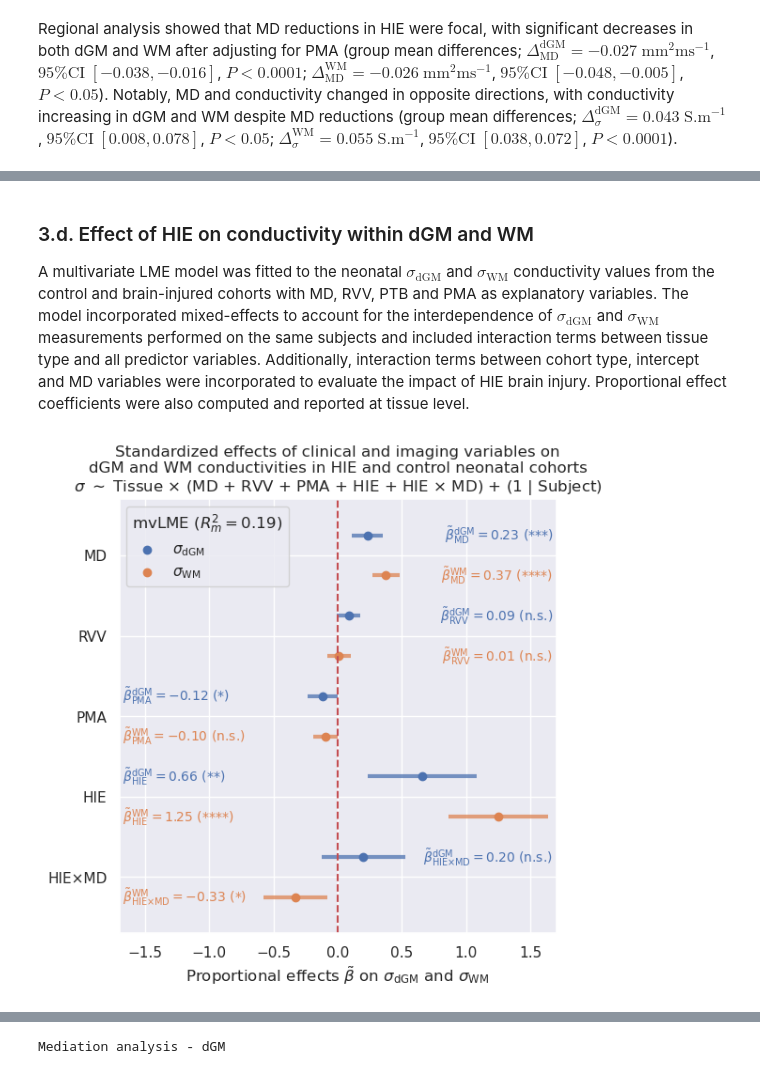
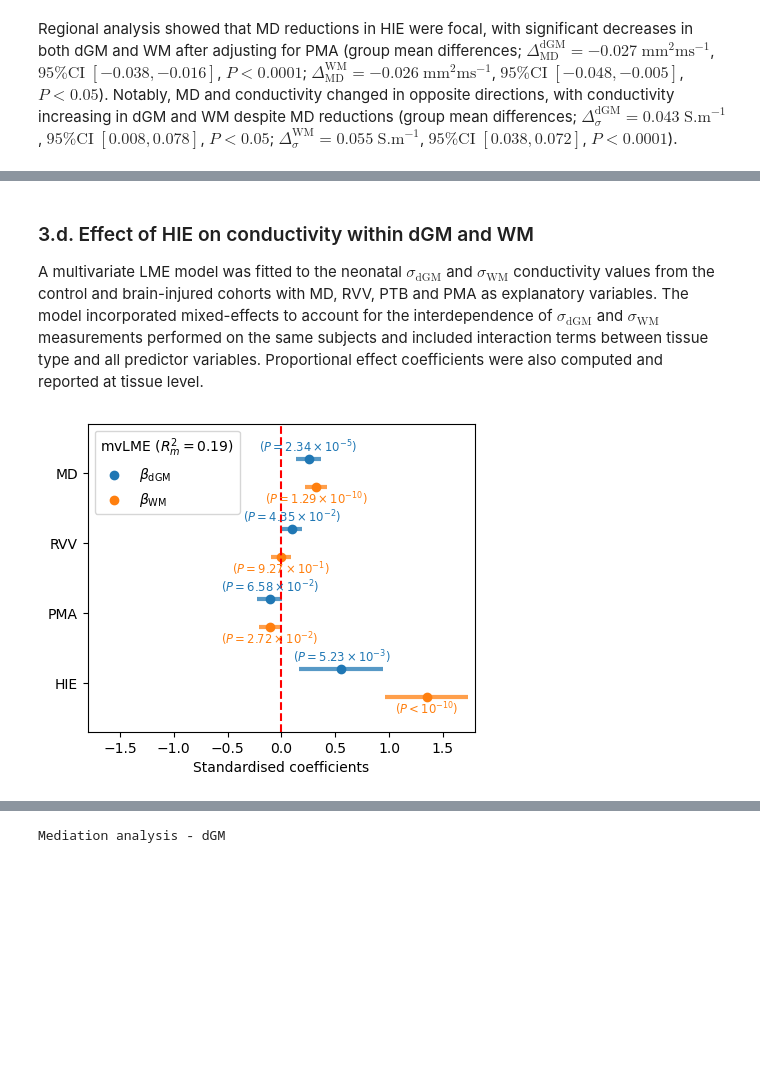
Before and after one commit to aboutill/nano-eptk, a Jupyter notebook: notebooks/experiments/stats_analysis_experiment5.ipynb, the cells around one changed output, grey strips where cells are left out. Saved outputs shown, nothing was run; the diff lists cells and outputs as text; code cells hidden in the pictures; blank space fills up the shorter version.

```diff
--- a/notebooks/experiments/stats_analysis_experiment5.ipynb
+++ b/notebooks/experiments/stats_analysis_experiment5.ipynb
@@ -202,7 +196,7 @@ type_labels = ["Control", "HIE"]
 
 #
 comparisons = [('Control', 'HIE')]
-labels = [r"$\sigma$ [S.m⁻¹]", "MD [mm².ms⁻¹]", "RVV [%]", "GA [weeks]", "PMA [weeks]", "PNA [weeks]"]
+labels = [r"$\sigma$ [S.m⁻¹]", r"MD [$10^{-3}$ mm².s⁻¹]", "RVV [%]", "GA [weeks]", "PMA [weeks]", "PNA [weeks]"]
 symbols = [r"$\sigma$", "MD", "RVV", "GA", "PMA", "PNA"]
 bases = [r"\sigma", "\mathregular{MD}", "\mathregular{RVV}", "\mathregular{GA}", "\mathregular{PMA}", "\mathregular{PNA}"]
 
@@ -212,7 +206,6 @@ ylims = [calculate_plot_lim(df[metric], coeff_min=0.25, coeff_max=0.3) for metri
 #
 n, m = 2, 3
 fig, axes = plt.subplots(n, m, figsize=(15,10))
-fig.suptitle(r"Difference in clinical and imaging variable in HIE and control neonatal cohorts")
 
 #
 for i, metric in enumerate(metrics):
@@ -222,7 +215,6 @@ for i, metric in enumerate(metrics):
     sns.boxplot(data=df, ax=axes[l,k], hue=type_col, hue_order=type_labels, y=metric, gap=.1)
     axes[l,k].set_xlabel(None)
     axes[l,k].set_ylabel(labels[i])
-    axes[l,k].set_title(f"{symbols[i]} in HIE and control neonates")
     axes[l,k].set_ylim(ylims[i])
     axes[l,k].legend(loc="lower left")
 
@@ -235,7 +227,7 @@ for i, metric in enumerate(metrics):
         y1 = df[df[type_col] == g1][metric]
         y2 = df[df[type_col] == g2][metric]
         stat, p = ttest_ind(y1, y2, equal_var=False)
-        stars = convert_pvalue_to_asterisks(p)
+        sci_no = convert_pvalue_to_sci_notation(p)
 
         #
         eff = np.abs(pg.compute_effsize(y1, y2, paired=False, eftype='cohen'))
@@ -247,7 +239,7 @@ for i, metric in enumerate(metrics):
         y_max = df[metric].max() + (j+1) * 0.05 * y_range
         offset = 0.05 * y_range
         axes[l,k].plot([x1, x1, x2, x2], [y_max, y_max + offset, y_max + offset, y_max], color='black', lw=1)
-        axes[l,k].text(j, y_max + offset + 0.05*y_range, f"|d| = {eff:.2f}, {stars}", ha='center')
+        axes[l,k].text(j, y_max + offset + 0.05*y_range, f"|d| = {eff:.2f}, {sci_no}", ha='center')
 
 # Annotation of means ± std
 for i, metric in enumerate(metrics):
@@ -389,7 +379,7 @@ HIE status was associated with a significant increase in whole-brain conductivit
 Similare univariate ANCOVA analysis were performed at tissue level.
 # %%
 # Set file path
-plot_path = os.path.join(plot_dir, "experiment5D.png")
+plot_path = os.path.join(plot_dir, "experiment5D1.png")
 summary_path = os.path.join(summary_dir, "experiment5D.txt")
 
 # Load dataframe
@@ -408,7 +398,7 @@ type_labels = ['Control', 'HIE']
 tissue_labels = ["dGM", "WM"]
 
 #
-labels = [r"$\sigma$ [S.m⁻¹]", "MD [mm².ms⁻¹]"]
+labels = [r"$\sigma$ [S.m⁻¹]", r"MD [$10^{-3}$ mm².s⁻¹]"]
 symbols = [r"$\sigma$", "MD"]
 symbols_latex = ["\sigma", "\mathregular{MD}"]
 
@@ -420,8 +410,7 @@ xlim = [37, 45]
 ylim = [0.75, 1.5]
 
 #
-fig, axes = plt.subplots(2, 2, figsize=(11,11), sharey="row", sharex="col")
-fig.suptitle(r"Effect of HIE on $\sigma$ and MD within dGM and WM tissues controlling for PMA")
+fig, axes = plt.subplots(2, 2, figsize=(10,8), sharey="row", sharex="col")
 
 #
 for i, metric in enumerate(metrics):
@@ -438,7 +427,6 @@ for i, metric in enumerate(metrics):
         sns.scatterplot(data=df, ax=axes[i,j], x=pma_col, y=f"{tissue}_{metric}", hue=type_col, hue_order=type_labels, alpha=0.75, legend=False)
         axes[i,j].set_xlabel("PMA [weeks]")
         axes[i,j].set_ylabel(labels[i])
-        axes[i,j].set_title(f"${symbols_latex[i]}_{{\mathregular{{{tissue}}}}}$ in HIE and control neonates")
         axes[i,j].set_xlim(xlim)
         axes[i,j].set_ylim(ylim)
 
@@ -464,8 +452,8 @@ for i, metric in enumerate(metrics):
         r2 = lm.rsquared
         delta = lm_inter.params[f"C({type_col})[T.{type_labels[1]}]"]
         pval = lm_inter.pvalues[f"C({type_col})[T.{type_labels[1]}]"]
-        stars = convert_pvalue_to_asterisks(pval)
-        leg = axes[i,j].legend(loc="lower left", title=rf"LM ($R^2 = {r2:.2f}$), $\Delta_{symbols_latex[i]}^{{\mathregular{{{tissue}}}}} = {delta:.3f}$ ({stars})")
+        sci_no = convert_pvalue_to_sci_notation(pval)
+        leg = axes[i,j].legend(loc="lower left", title=rf"LM ($R^2 = {r2:.2f}$), $\Delta_{symbols_latex[i]}^{{\mathregular{{{tissue}}}}} = {delta:.3f}$ ({sci_no})")
         leg._legend_box.align = "left"
 
         # Write summary
@@ -492,6 +555,6 @@ Regional analysis showed that MD reductions in HIE were focal, with significant
 # %% [markdown]
 ### 3.d. Effect of HIE on conductivity within dGM and WM
-A multivariate LME model was fitted to the neonatal $\sigma_{\textrm{dGM}}$ and $\sigma_{\textrm{WM}}$ conductivity values from the control and brain-injured cohorts with MD, RVV, PTB and PMA as explanatory variables. The model incorporated mixed-effects to account for the interdependence of $\sigma_{\textrm{dGM}}$ and $\sigma_{\textrm{WM}}$ measurements performed on the same subjects and included interaction terms between tissue type and all predictor variables. Additionally, interaction terms between cohort type, intercept and MD variables were incorporated to evaluate the impact of HIE brain injury. Proportional effect coefficients were also computed and reported at tissue level.
+A multivariate LME model was fitted to the neonatal $\sigma_{\textrm{dGM}}$ and $\sigma_{\textrm{WM}}$ conductivity values from the control and brain-injured cohorts with MD, RVV, PTB and PMA as explanatory variables. The model incorporated mixed-effects to account for the interdependence of $\sigma_{\textrm{dGM}}$ and $\sigma_{\textrm{WM}}$ measurements performed on the same subjects and included interaction terms between tissue type and all predictor variables. Proportional effect coefficients were also computed and reported at tissue level.
 # %%
 def center_df():
     # Center data
@@ -560,10 +623,7 @@ vert_df = build_vert_df()
 # Fit mixed effects model
 x_str = []
 for x_col in x_cols:
-    if x_col not in var_tissue_cols:
-        x_str += [f"{x_col} + C({tissue_col})*{x_col} - {x_col}"]
-    else:
-        x_str += [f"{x_col} + C({tissue_col})*{x_col} +  C({tissue_col})*C({type_col})*{x_col} - C({type_col})*{x_col} - {x_col}"]
+    x_str += [f"{x_col} + C({tissue_col})*{x_col} - {x_col}"]
 formula = f"{y_col} ~ {' + '.join(x_str)} + C({tissue_col}) + C({type_col}) + C({tissue_col})*C({type_col}) - 1 - C({type_col})"
 lme = smf.mixedlm(formula=formula, data=vert_df, groups=vert_df[groups_col]).fit(reml=False)
 
@@ -583,22 +643,20 @@ lme_prop = smf.mixedlm(formula=formula, data=vert_df, groups=vert_df[groups_col]
 marginal_r2_prop, conditional_r2_prop = lme_coefficient_determination(lme_prop, vert_df)
 
 # Labels
-yticks = ["HIE×MD", "HIE", "PMA", "RVV", "MD"]
+yticks = ["HIE", "PMA", "RVV", "MD"]
 n = len(tissue_labels)
 m = len(yticks)
-xlim = [-1.7, 1.7]
-ylim = [-0.7, 4.7]
+xlim = [-1.8, 1.8]
+ylim = [-0.7, 3.7]
 palette = sns.color_palette()
 
 # Initialize plot
-fig, ax = plt.subplots(figsize=(6,6))
-ax.set_title("Standardized effects of clinical and imaging variables on\n"
-             "dGM and WM conductivities in HIE and control neonatal cohorts\n"
-             r"$\sigma$ $\sim$ Tissue $\times$ (MD + RVV + PMA + HIE + HIE $\times$ MD) + (1 | Subject)")
+fig, ax = plt.subplots(figsize=(5,4))
+# ax.set_title(r"$\sigma$ $\sim$ Tissue $\times$ (MD + RVV + PMA + HIE) + (1 | Subject)")
 
 # Iter over tissue
 for i, tissue in enumerate(tissue_labels):
-    y_off = (1-2*i)*0.25
+    y_off = (1-2*i)*0.2
     params = []
     pvals = []
     cis = []
@@ -607,18 +665,12 @@ for i, tissue in enumerate(tissue_labels):
             params += [lme_prop.params[f"C({tissue_col})[{tissue}]:C({type_col})[T.{ytick}]"]]
             pvals += [lme_prop.pvalues[f"C({tissue_col})[{tissue}]:C({type_col})[T.{ytick}]"]]
             cis += [lme_prop.conf_int().loc[f"C({tissue_col})[{tissue}]:C({type_col})[T.{ytick}]"]]
-        elif ytick == "HIE×MD":
-            t1 = ytick.split("×")[0]
-            t2 = ytick.split("×")[1]
-            params += [lme_prop.params[f"C({tissue_col})[{tissue}]:C({type_col})[T.{t1}]:{t2}"]]
-            pvals += [lme_prop.pvalues[f"C({tissue_col})[{tissue}]:C({type_col})[T.{t1}]:{t2}"]]
-            cis += [lme_prop.conf_int().loc[f"C({tissue_col})[{tissue}]:C({type_col})[T.{t1}]:{t2}"]]
         else:
             params += [lme_prop.params[f"C({tissue_col})[{tissue}]:{ytick}"]]
             pvals += [lme_prop.pvalues[f"C({tissue_col})[{tissue}]:{ytick}"]]
             cis += [lme_prop.conf_int().loc[f"C({tissue_col})[{tissue}]:{ytick}"]]
     # Plot effects
-    ax.scatter(params, np.arange(m)+y_off, zorder=2, color=palette[i], label=rf"$\sigma_{{\mathregular{{{tissue}}}}}$")
+    ax.scatter(params, np.arange(m)+y_off, zorder=2, color=palette[i], label=rf"$\beta_{{\mathregular{{{tissue}}}}}$")
 
     # Iter over predictors
     for idx, ci in enumerate(cis):
@@ -626,43 +678,39 @@ for i, tissue in enumerate(tissue_labels):
         ax.hlines(idx+y_off, ci[0], ci[1], color=palette[i], zorder=1, linewidth=3, alpha=0.75)
 
         # Label
-        ha = "right" if params[idx]>0 else "left"
-        x = 1.675 if params[idx]>0 else -1.675
-        if yticks[idx] == "HIE":
-            ha = "left"
-            x = -1.675
-        y = idx
-        stars = convert_pvalue_to_asterisks(pvals[idx])
+        va = "top" if i > 0 else "bottom"
+        y = idx - 0.05 if i > 0 else idx + 0.05
+        sci_no = convert_pvalue_to_sci_notation(pvals[idx])
         a = rf"\tilde{{\beta}}_{{\mathregular{{{yticks[idx]}}}}}^{{\mathregular{{{tissue}}}}}"
-        ax.text(x, y+y_off, f"${a} = {params[idx]:.2f}$ ({stars})", ha=ha, va="center", size="small", c=palette[i])
+        ax.text(params[idx], y+y_off, f"({sci_no})", ha="center", va=va, size="small", c=palette[i])
 
 # Add dashed line at 0.0
 plt.axline((0,0), (0,1), color="r", linestyle="--")
 
 # Axis labels and linits
 ax.set_yticks(range(m), yticks)
-ax.set_xlabel(r"Proportional effects $\tilde{\beta}$ on $\sigma_{\mathregular{dGM}}$ and $\sigma_{\mathregular{WM}}$")
+ax.set_xlabel(r"Standardised coefficients")
 ax.set_xlim(xlim)
 ax.set_ylim(ylim)
 
 # Legend
 leg = ax.legend(loc="upper left", title=f"mvLME ($R^2_m = {marginal_r2_prop:.2f}$)")
 leg._legend_box.align = "left"
 
 # Initialize output directories
 for path in [summary_path, plot_path]:
     output_dir = os.path.dirname(path)
     os.makedirs(output_dir, exist_ok=True)
 
 # Save plot
 plt.savefig(plot_path, dpi=300, bbox_inches="tight")
 
 # Write summary
 with open(summary_path, "w") as fh:
     fh.write(lme.summary().as_text())
     fh.write(f"\nMarginal R² = {marginal_r2:.2f}, Conditional R² = {conditional_r2:.2f}\n\n")
     fh.write(lme_prop.summary().as_text())
     fh.write(f"\nMarginal R² = {marginal_r2_prop:.2f}, Conditional R² = {conditional_r2_prop:.2f}\n\n")
 # %% [output]
-[figure, old version]
+[figure, new version]
 # %% [markdown]
```
Also changed, not shown: parts of 12 cells of this notebook, 4 other files.
